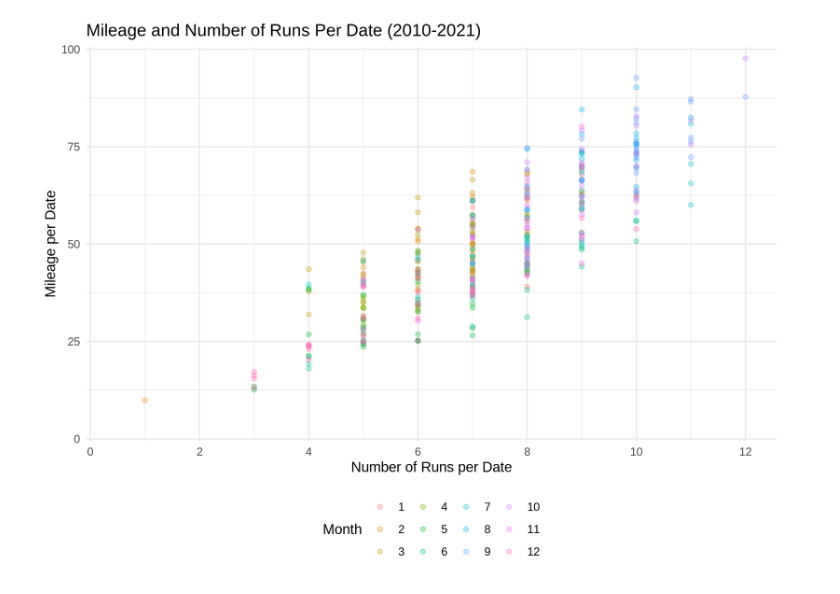
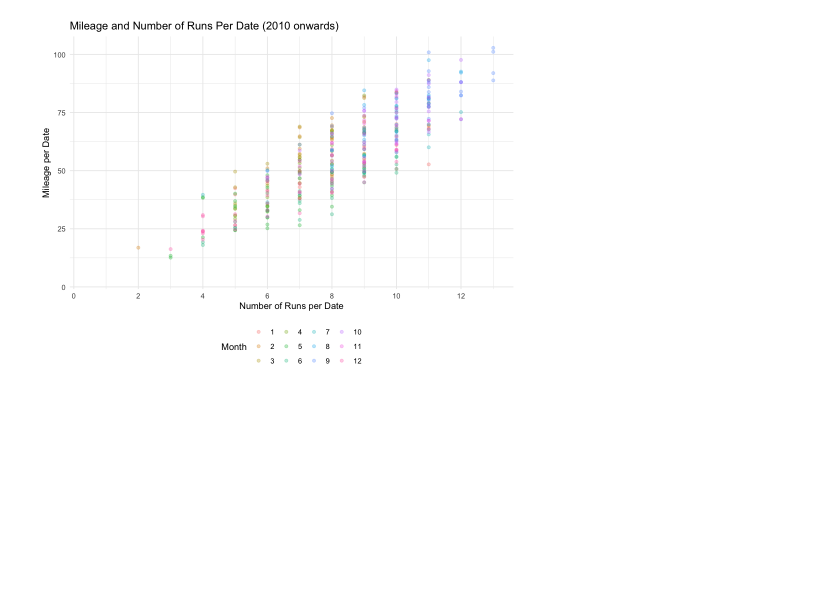
Before and after one commit to adolwick/biof309project, a Jupyter notebook: runs_per_date.ipynb, the cells around one changed output. Cells and saved outputs as stored; diff of their text form; code cells hidden in the pictures; blank space fills up the shorter version.

```diff
--- a/runs_per_date.ipynb
+++ b/runs_per_date.ipynb
@@ -200,6 +211,7 @@ A tibble: 6 × 2
 | 366 | 23.92 |
 # %%
-df2d <- full_join(dfd, df2s, by="DateOrder")
+df2d <- full_join(dfd, df2s, by="DateOrder") %>%
+    mutate(numYear_cat = ifelse(numYear<(max(numYear)-9),"less",numYear))
 #df2d
-tail(df2d)
+tail(df2d,20)
 # %% [output]
@@ -425,16 +452,16 @@ p7
 # %%
 options(repr.plot.height=6, repr.plot.width=8)
 p7a = ggplot(df2d, aes(x=numYear,y=SumMi,color=as.factor(Month))) +
     geom_point(alpha=.3) +
     theme_minimal() +
-    labs(x="Number of Runs per Date",y="Mileage per Date",title="Mileage and Number of Runs Per Date (2010-2021)",
+    labs(x="Number of Runs per Date",y="Mileage per Date",title="Mileage and Number of Runs Per Date (2010 onwards)",
         color="Month") +
     theme(legend.position="bottom") +
-    coord_cartesian(ylim=c(4,96),xlim=c(.5,12)) +
+    coord_cartesian(ylim=c(4,max(df2d$SumMi)),xlim=c(.5,max(df2d$numYear))) +
     scale_x_continuous(breaks=c(0,2,4,6,8,10,12), labels=c(0,2,4,6,8,10,12))
 p7a
 # %% [output]
-[figure, old version]
+[figure, new version]
 # %%
 head(df2e)
 # %% [output]
```
Also changed, not shown: parts of 40 cells of this notebook, 9 other files.
